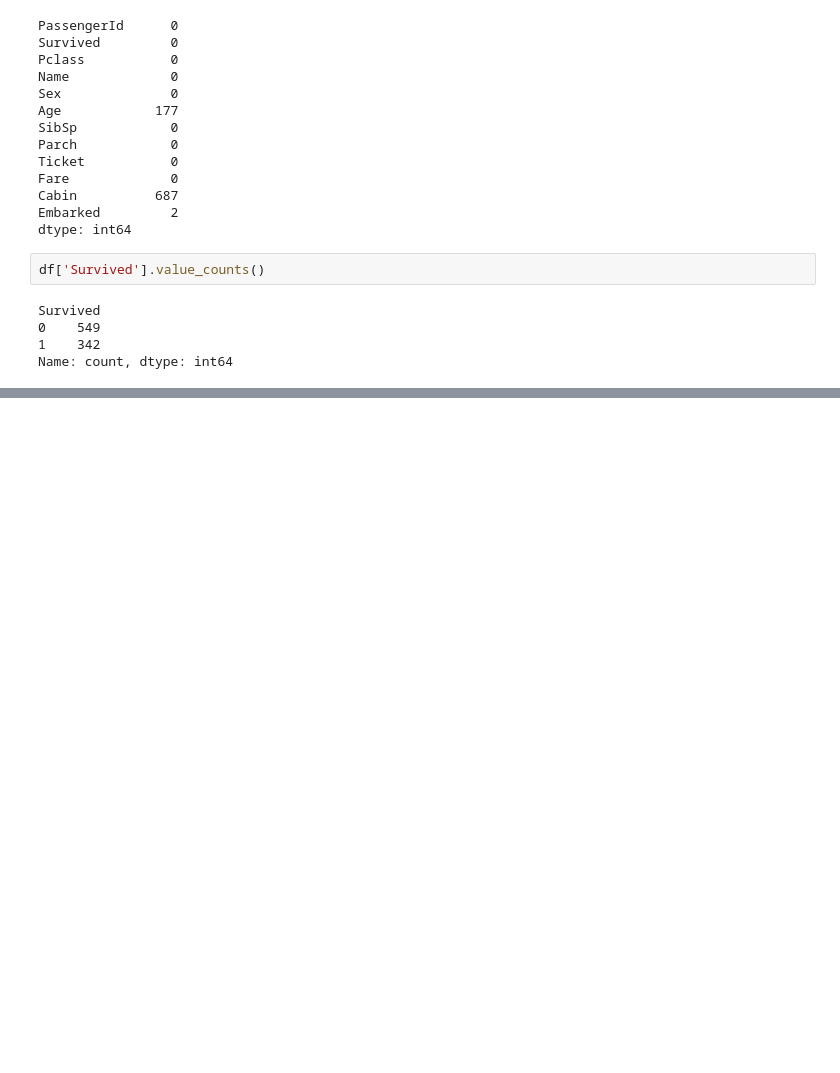
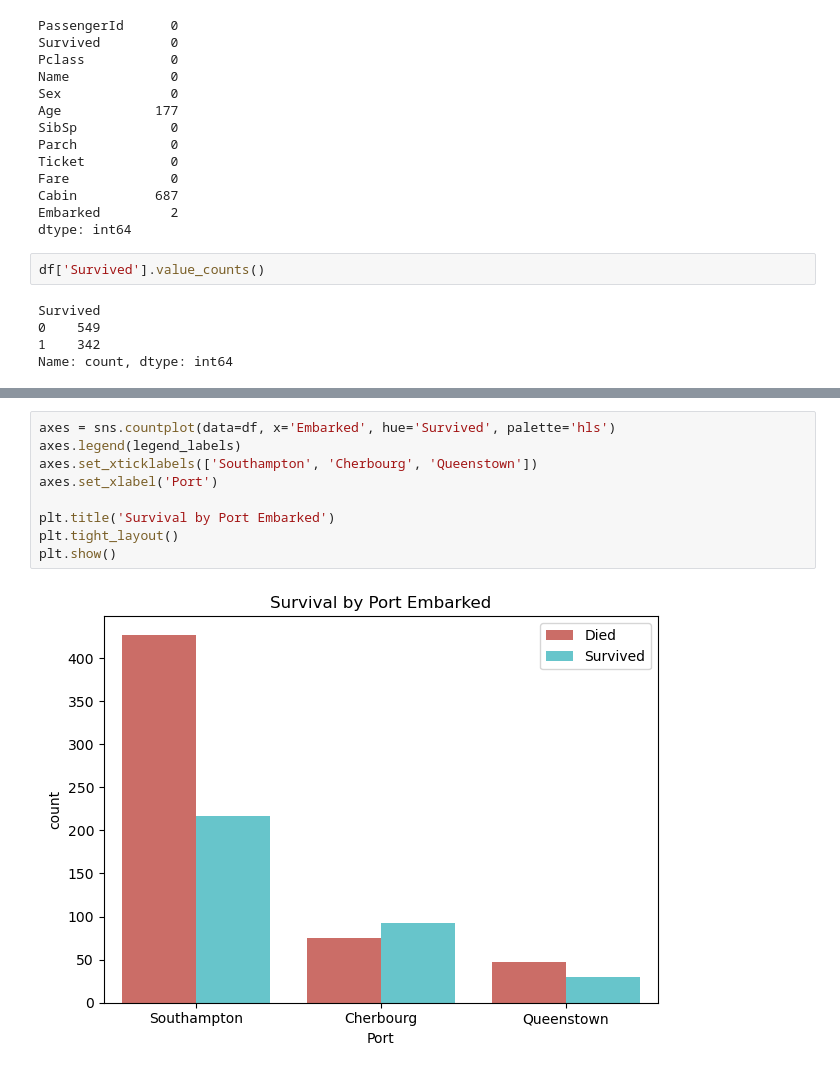
Before and after one commit to DerekHickey6/ml-mini-projects, a Jupyter notebook: titanic-survival/notebooks/eda.ipynb, the cells around one changed output, grey strips where cells are left out. Saved outputs shown, nothing was run; the diff lists cells and outputs as text; blank space fills up the shorter version.

```diff
--- a/titanic-survival/notebooks/eda.ipynb
+++ b/titanic-survival/notebooks/eda.ipynb
@@ -82,0 +104,11 @@ plt.show()
+# %%
+axes = sns.countplot(data=df, x='Embarked', hue='Survived', palette='hls')
+axes.legend(legend_labels)
+axes.set_xticklabels(['Southampton', 'Cherbourg', 'Queenstown'])
+axes.set_xlabel('Port')
+
+plt.title('Survival by Port Embarked')
+plt.tight_layout()
+plt.show()
+# %% [output]
+[figure, added]
```
Also changed, not shown: parts of 3 cells of this notebook.
